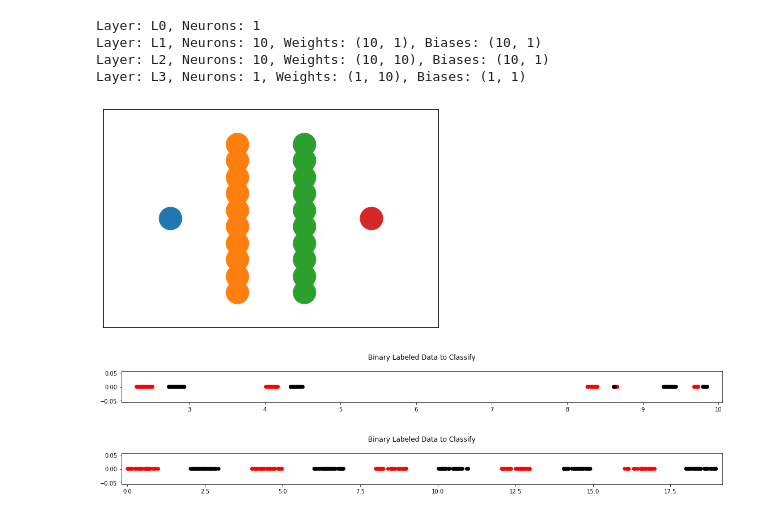
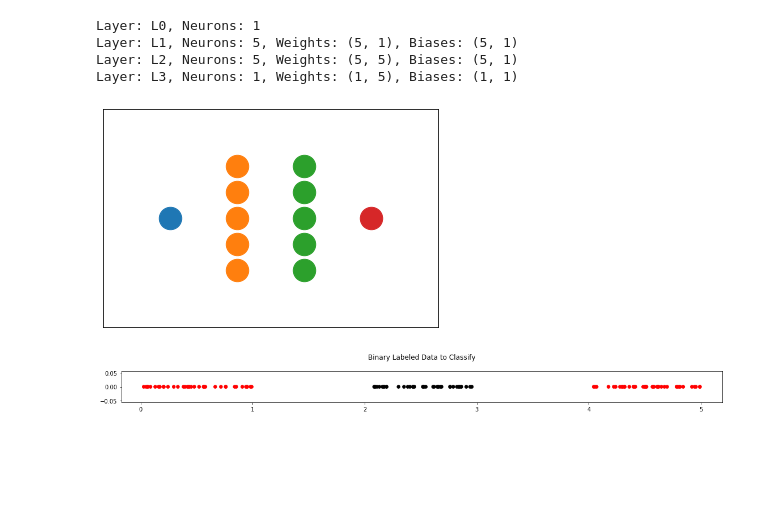
Before and after one commit to AleksandrGontcharov/neuralnetwork, a Jupyter notebook: Untitled.ipynb, the cells around one changed output. Drawn from its saved outputs; the diff is of its cells as text; code cells hidden in the pictures; blank space fills up the shorter version.

```diff
--- a/Untitled.ipynb
+++ b/Untitled.ipynb
@@ -4,26 +4,21 @@ from neuralnetwork.datasets import nregion
 from neuralnetwork.activations import absolute, relu, sigmoid
 # %%
 mynetwork = Network(1)
-mynetwork.add_layer(number_of_neurons = 10, activation=absolute)
-mynetwork.add_layer(number_of_neurons = 10, activation=relu)
+mynetwork.add_layer(number_of_neurons = 5 , activation=absolute)
+mynetwork.add_layer(number_of_neurons = 5, activation=relu)
 mynetwork.add_layer(number_of_neurons = 1, activation=sigmoid)
 mynetwork.summary()
 # %% [output]
 Layer: L0, Neurons: 1
-Layer: L1, Neurons: 10, Weights: (10, 1), Biases: (10, 1)
-Layer: L2, Neurons: 10, Weights: (10, 10), Biases: (10, 1)
-Layer: L3, Neurons: 1, Weights: (1, 10), Biases: (1, 1)
+Layer: L1, Neurons: 5, Weights: (5, 1), Biases: (5, 1)
+Layer: L2, Neurons: 5, Weights: (5, 5), Biases: (5, 1)
+Layer: L3, Neurons: 1, Weights: (1, 5), Biases: (1, 1)
-[figure, old version]
+[figure, new version]
 # %%
-X_train, Y_train, X_val, Y_val, C, R = nregion.load_random_regions(regions=10)
+X_train, Y_train, X_val, Y_val, C, R = nregion.load_data(regions=3)
 nregion.graph(X_train,Y_train)
 # %% [output]
-[figure, old version]
+[figure, new version]
-# %%
-X_train, Y_train, X_val, Y_val, C, R = nregion.load_data(regions=10)
-nregion.graph(X_train,Y_train)
-# %% [output]
-[figure, removed]
 # %%
 nregion.graph(X_train,Y_train,decision=mynetwork.decision)
 # %% [output]
```
Also changed, not shown: parts of 17 cells of this notebook, 3 other files.
